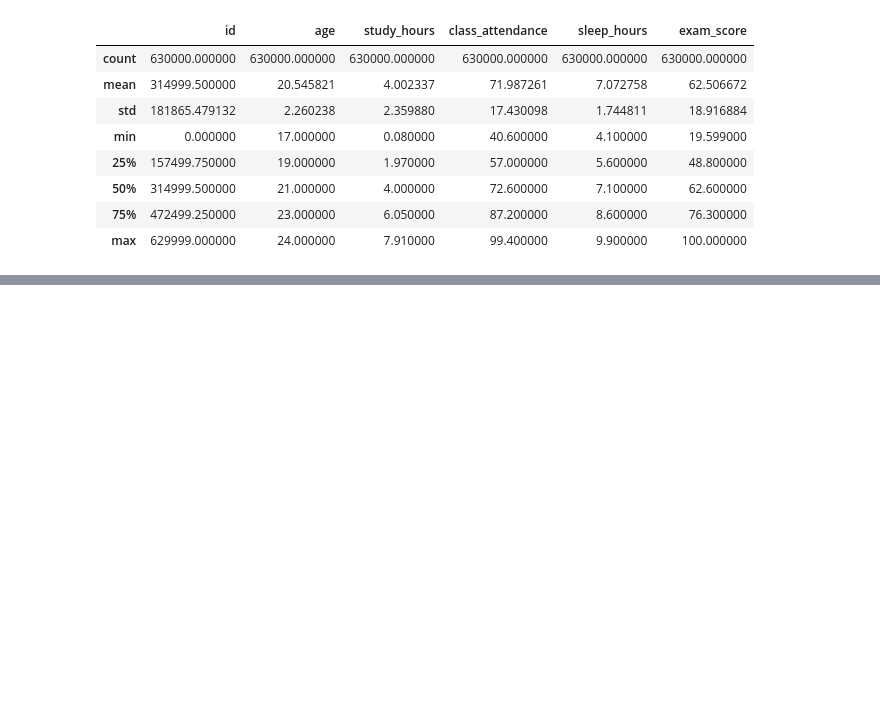
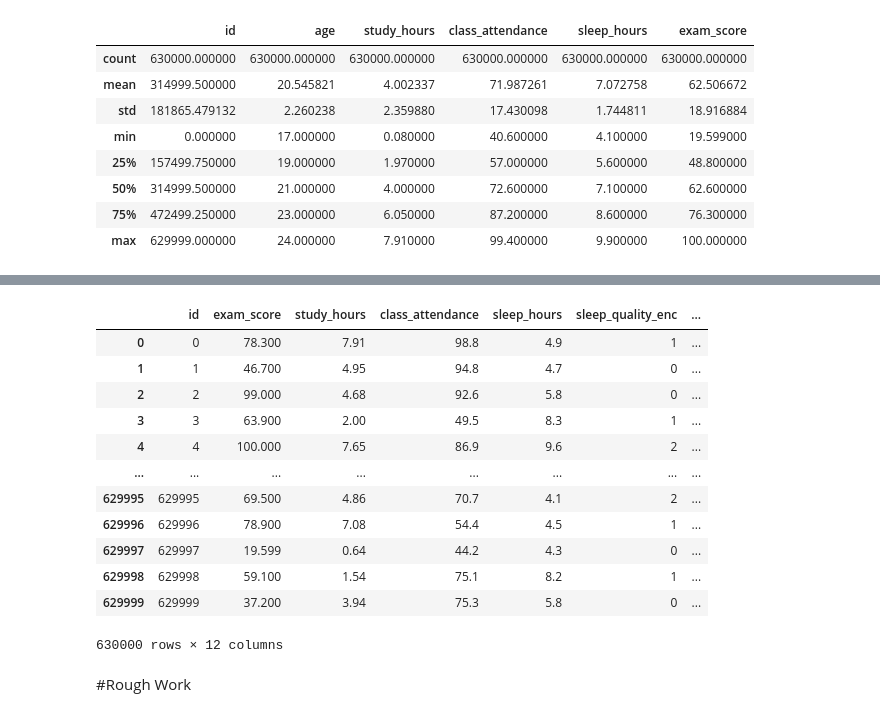
Before and after one commit to Aashiee3/Student-Exam-Score-Kagge-Competition, a Jupyter notebook: Student exam score/student_exam_score.ipynb, the cells around one changed output, grey strips where cells are left out. Cells and saved outputs as stored; diff of their text form; code cells hidden in the pictures; blank space fills up the shorter version.

```diff
--- a/Student exam score/student_exam_score.ipynb
+++ b/Student exam score/student_exam_score.ipynb
@@ -286,0 +319,22 @@ exam_score                 1.000000
+# %%
+pearson_df = (
+    pearson_corr_matrix[['exam_score']]
+    .reset_index()
+    .rename(columns={
+        'index': 'variable',
+        'exam_score': 'pearson_score'
+    })
+)
+
+
+spearman_df = (
+    spearman_corr_matrix[['exam_score']]
+    .reset_index()
+    .rename(columns={
+        'index': 'variable',
+        'exam_score': 'spearman_score'
+    })
+)
+
+corr_df = pd.merge(pearson_df, spearman_df, on='variable', how='inner')
+print(corr_df)
@@ -286,0 +359,4 @@ exam_score                 1.000000
+# %%
+#threshhold >0.05 <-0.05 - this leaves us with the features of study_method, facility_rating, sleep_quality, study_hours, class_attendance, sleep_hours
+corr_df_selected_features = corr_df[(corr_df['pearson_score'].abs() > 0.05) & (corr_df['spearman_score'].abs() > 0.05) & (corr_df['pearson_score'] != 1)]
+print(corr_df_selected_features)
@@ -286,0 +389,18 @@ exam_score                 1.000000
+# %%
+final_df = train_df[['id', 'exam_score'] + list(corr_df_selected_features['variable']) ]
+# %%
+final_df
+# %% [output]
+|  | id | exam_score | study_hours | class_attendance | sleep_hours | sleep_quality_enc | ... |
+| 0 | 0 | 78.300 | 7.91 | 98.8 | 4.9 | 1 | ... |
+| 1 | 1 | 46.700 | 4.95 | 94.8 | 4.7 | 0 | ... |
+| 2 | 2 | 99.000 | 4.68 | 92.6 | 5.8 | 0 | ... |
+| 3 | 3 | 63.900 | 2.00 | 49.5 | 8.3 | 1 | ... |
+| 4 | 4 | 100.000 | 7.65 | 86.9 | 9.6 | 2 | ... |
+| ... | ... | ... | ... | ... | ... | ... | ... |
+| 629995 | 629995 | 69.500 | 4.86 | 70.7 | 4.1 | 2 | ... |
+| 629996 | 629996 | 78.900 | 7.08 | 54.4 | 4.5 | 1 | ... |
+| 629997 | 629997 | 19.599 | 0.64 | 44.2 | 4.3 | 0 | ... |
+| 629998 | 629998 | 59.100 | 1.54 | 75.1 | 8.2 | 1 | ... |
+| 629999 | 629999 | 37.200 | 3.94 | 75.3 | 5.8 | 0 | ... |
+630000 rows × 12 columns
@@ -287 +409,3 @@ exam_score                 1.000000
+# %% [markdown]
+#Rough Work
 # %%
```
Also changed, not shown: parts of 47 cells of this notebook.
